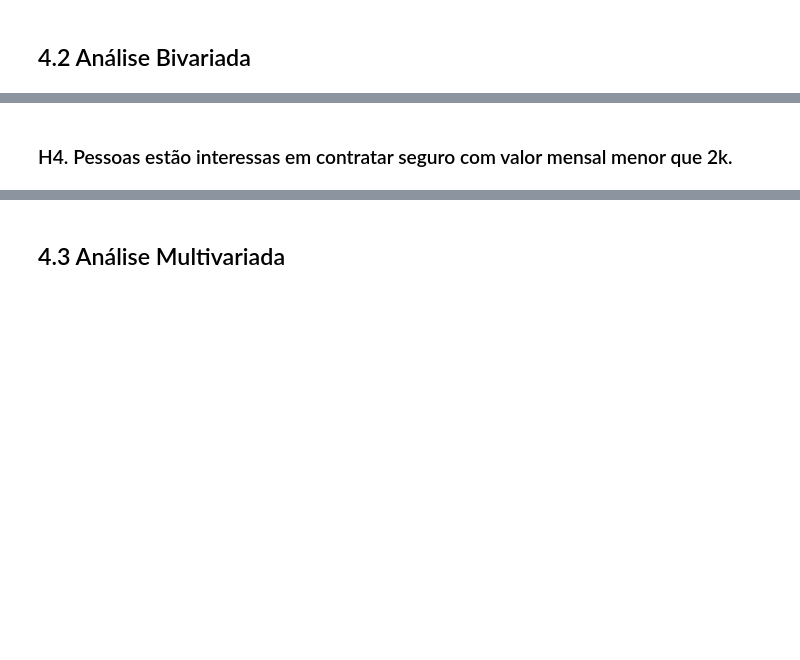
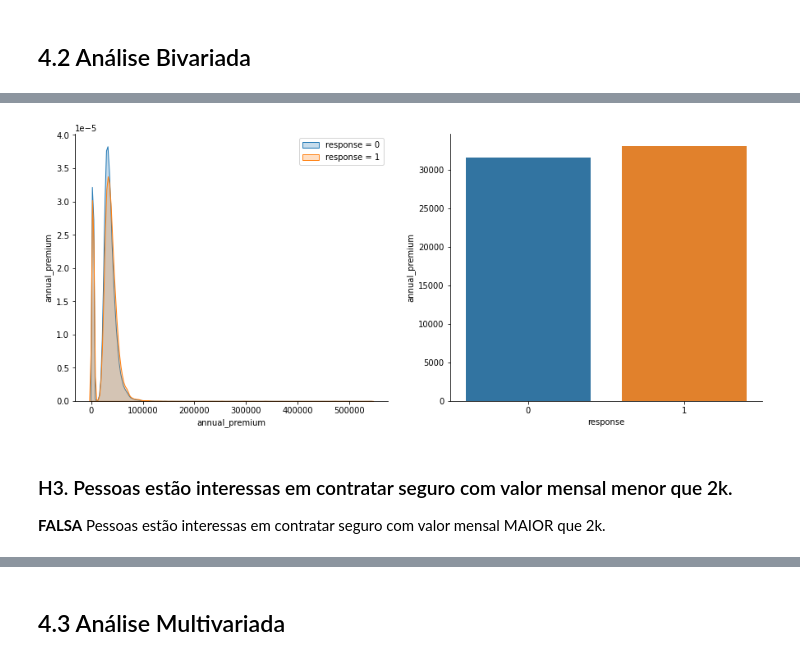
Before and after one commit to Jhonatanslopes/Health-Insurance-Cross-sell, a Jupyter notebook: notebook.ipynb, the cells around one changed output, grey strips where cells are left out. Saved outputs shown, nothing was run; the diff lists cells and outputs as text; code cells hidden in the pictures; blank space fills up the shorter version.

```diff
--- a/notebook.ipynb
+++ b/notebook.ipynb
@@ -373,2 +453,26 @@ sns.despine(right=True);
+# %%
+# -- Figure 1
+not_interest = df4[df4['response'] == 0] # Filter response = 0
+interest = df4[df4['response'] == 1] # Filter response = 1
+
+# Create figure 1
+plt.figure(figsize=(15, 6))
+plt.subplot(1, 2, 1)
+sns.kdeplot(x=not_interest['annual_premium'], label='response = 0', shade=True)
+sns.kdeplot(x=interest['annual_premium'], label='response = 1', shade=True)
+plt.legend()
+plt.ylabel('annual_premium')
+
+# -- Figure 2
+aux1 = df4['annual_premium'].groupby(df4['response']).median().reset_index() # Group annual_premium by response
+
+# Create Figure 2
+plt.subplot(1, 2, 2)
+sns.barplot(x='response', y='annual_premium', data=aux1)
+sns.despine(right=True);
+# %% [output]
+[figure, added]
 # %% [markdown]
-### H4. Pessoas estão interessas em contratar seguro com valor mensal menor que 2k.
+### H3. Pessoas estão interessas em contratar seguro com valor mensal menor que 2k.
+
+**FALSA** Pessoas estão interessas em contratar seguro com valor mensal MAIOR que 2k.
```
Also changed, not shown: parts of 32 cells of this notebook.
